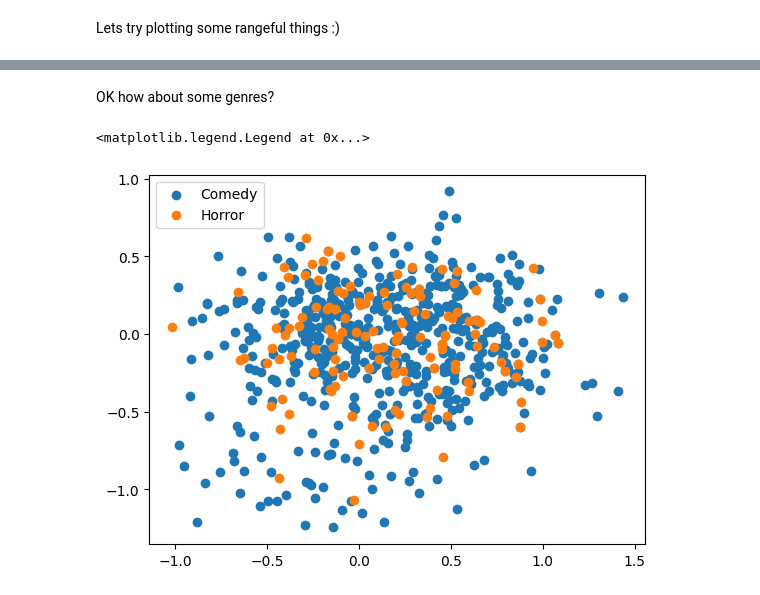
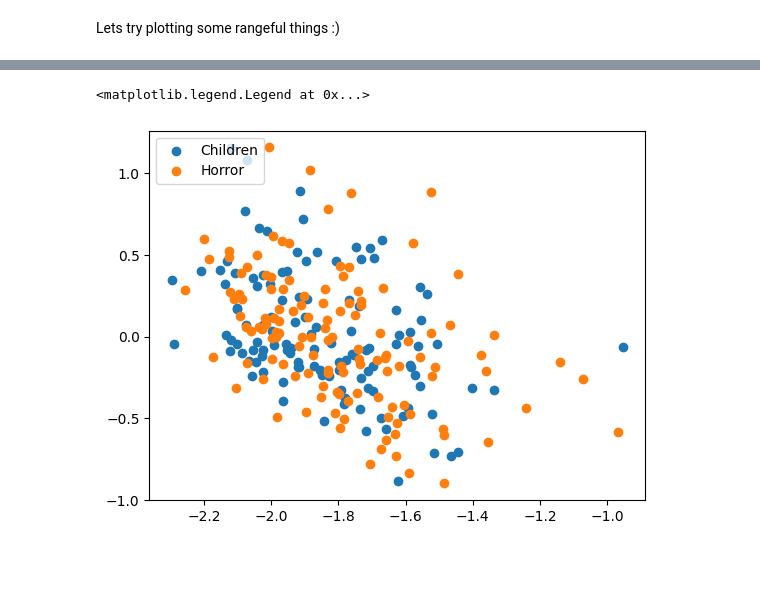
Before and after one commit to Shreshth3/movie-lens-visualizations, a Jupyter notebook: Data Visualization 2.ipynb, the cells around one changed output, grey strips where cells are left out. Cells and saved outputs as stored; diff of their text form; code cells hidden in the pictures; blank space fills up the shorter version.

Commit message:
visualization 2

```diff
--- a/Data Visualization 2.ipynb
+++ b/Data Visualization 2.ipynb
@@ -96,0 +121,14 @@ approx_U = np.dot(A[:, :2].T, U)
+# %%
+genres = ["Romance", "Horror"]
+fig = plt.figure()
+ax1 = fig.add_subplot(111)
+for genre in genres:
+    to_viz_np = []
+    points, titles = getGenre(genre)
+    for i in points:
+        to_viz_np.append(approx_V[:,i])
+
+    to_viz_np = np.array(to_viz_np)
+    to_viz_df = pd.DataFrame(to_viz_np, columns = ['x', 'y'])
+    ax1.scatter(to_viz_df['x'],to_viz_df['y'], label = genre)
+plt.legend(loc='upper left')
@@ -97,3 +140,19 @@ approx_U = np.dot(A[:, :2].T, U)
+# %%
+from surprise_nmf import get_U_V
+from surprise import NMF
+import numpy as np
+import pandas as pd
+import matplotlib.pyplot as plt
+import seaborn as sns
+
+data, movies = read_data()
+model = NMF()
+U, V = get_U_V(NMF, data)
+Y = np.dot(U.T, V)
+A, S, B = np.linalg.svd(V)
+approx_V = np.dot(A[:, :2].T, V)
+approx_U = np.dot(A[:, :2].T, U)
+movies['Year'] = movies['Movie Title'].str[-5:].str[:4].astype('int')
 # %%
 years = [2000,2005,2010,2015,2020]
 fig = plt.figure()
@@ -114,19 +173,17 @@ plt.legend(loc='upper left')
-# %% [markdown]
-OK how about some genres?
 # %%
-genres = ["Comedy", "Horror"]
+genres = ["Children", "Horror"]
 fig = plt.figure()
 ax1 = fig.add_subplot(111)
 for genre in genres:
     to_viz_np = []
     points, titles = getGenre(genre)
     for i in points:
         to_viz_np.append(approx_V[:,i])
 
     to_viz_np = np.array(to_viz_np)
     to_viz_df = pd.DataFrame(to_viz_np, columns = ['x', 'y'])
     ax1.scatter(to_viz_df['x'],to_viz_df['y'], label = genre)
 plt.legend(loc='upper left')
 # %% [output]
 <matplotlib.legend.Legend at 0x...>
-[figure, old version]
+[figure, new version]
```
Also changed, not shown: parts of 12 cells of this notebook.
